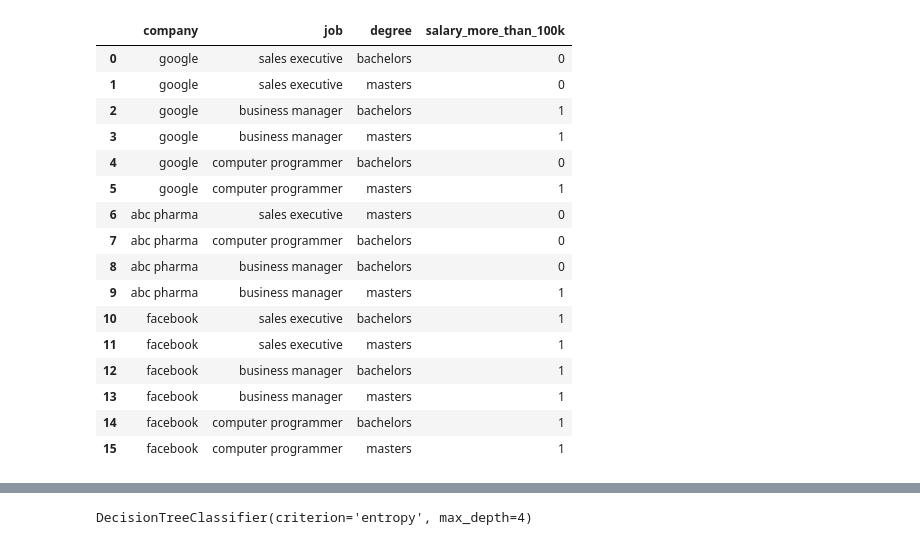
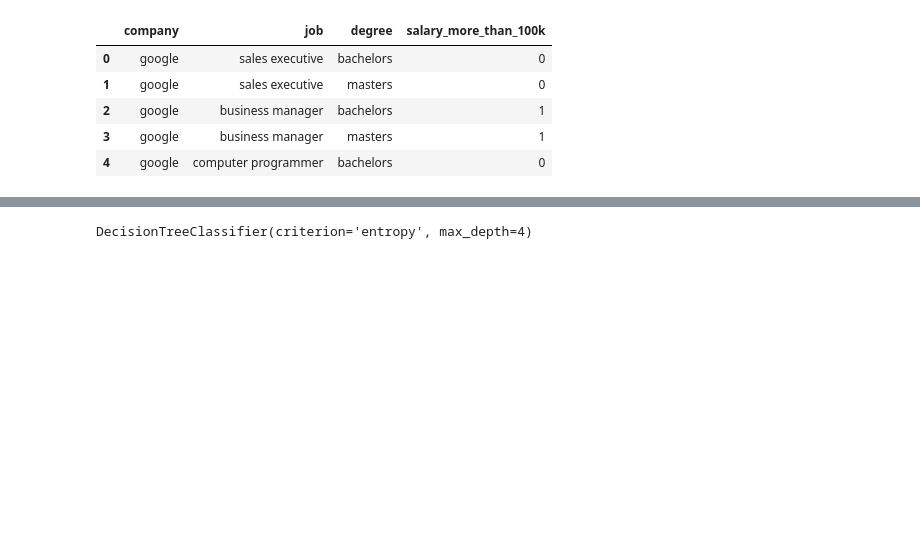
Before and after one commit to ayash01/dataScienceLab, a Jupyter notebook: CO3/decision_tree_salaries.ipynb, the cells around one changed output, grey strips where cells are left out. Saved outputs shown, nothing was run; the diff lists cells and outputs as text; code cells hidden in the pictures; blank space fills up the shorter version.

```diff
--- a/CO3/decision_tree_salaries.ipynb
+++ b/CO3/decision_tree_salaries.ipynb
@@ -8,25 +8,14 @@ import seaborn as sns
 import matplotlib.pyplot as plt
 # %%
 df = pd.read_csv("../res/salaries.csv")
-df
+df.head()
 # %% [output]
 |  | company | job | degree | salary_more_than_100k |
 | 0 | google | sales executive | bachelors | 0 |
 | 1 | google | sales executive | masters | 0 |
 | 2 | google | business manager | bachelors | 1 |
 | 3 | google | business manager | masters | 1 |
 | 4 | google | computer programmer | bachelors | 0 |
-| 5 | google | computer programmer | masters | 1 |
-| 6 | abc pharma | sales executive | masters | 0 |
-| 7 | abc pharma | computer programmer | bachelors | 0 |
-| 8 | abc pharma | business manager | bachelors | 0 |
-| 9 | abc pharma | business manager | masters | 1 |
-| 10 | facebook | sales executive | bachelors | 1 |
-| 11 | facebook | sales executive | masters | 1 |
-| 12 | facebook | business manager | bachelors | 1 |
-| 13 | facebook | business manager | masters | 1 |
-| 14 | facebook | computer programmer | bachelors | 1 |
-| 15 | facebook | computer programmer | masters | 1 |
 # %%
 label_encoder = LabelEncoder()
 cols = ["company", "job", "degree"]
```
Also changed, not shown: parts of 3 cells of this notebook, 8 other files.
